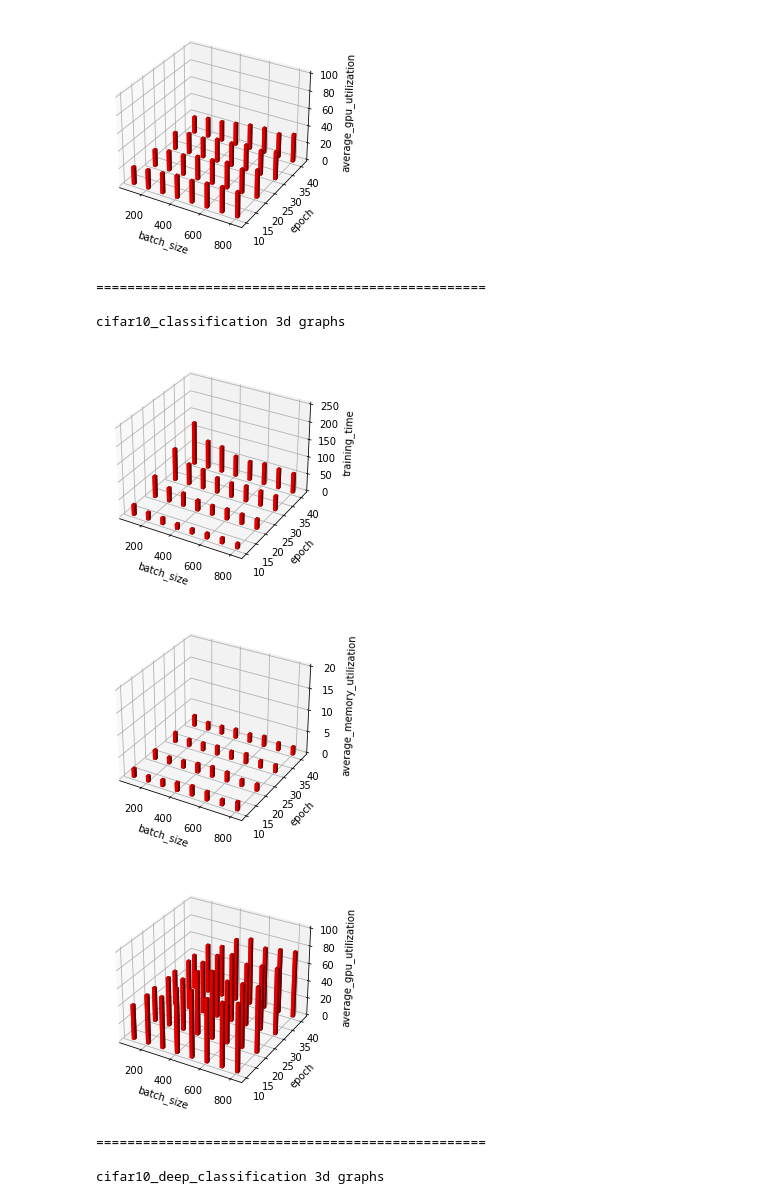
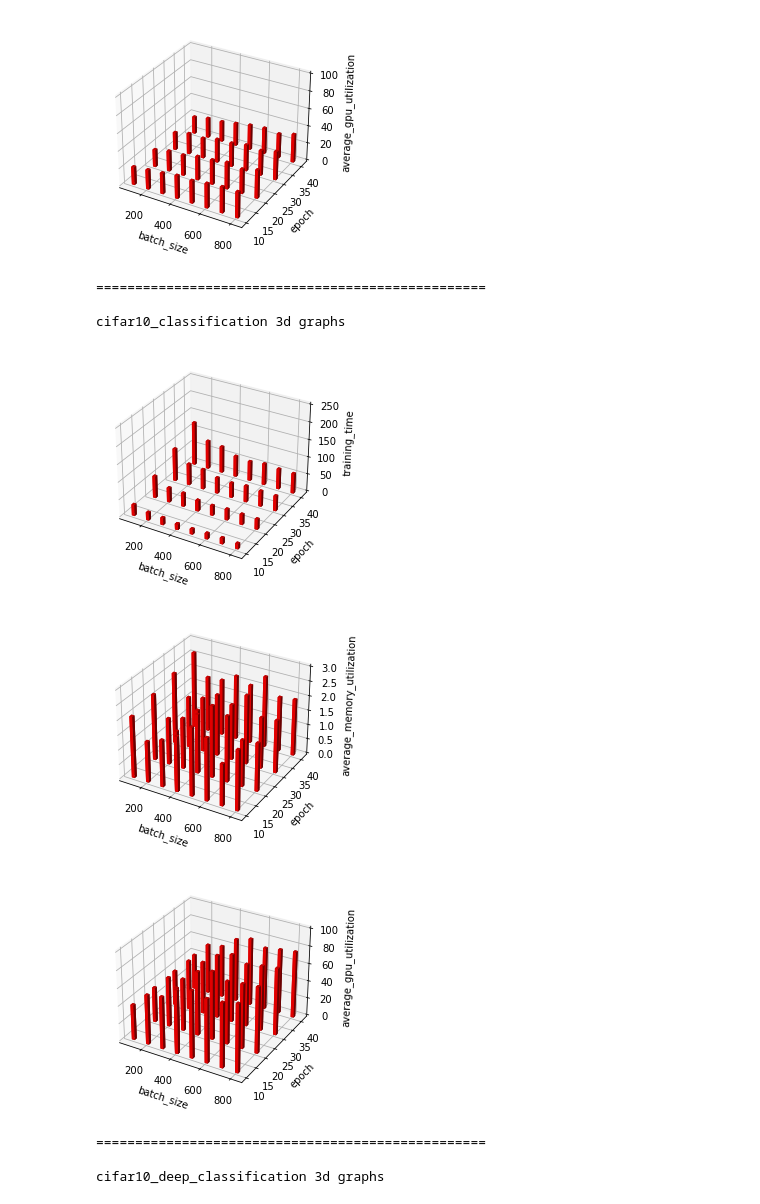
Before and after one commit to oshanQQ/graduation-thesis, a Jupyter notebook: experiments/training_data/data_to_graph.ipynb, the cells around one changed output. Cells and saved outputs as stored; diff of their text form; code cells hidden in the pictures.

```diff
--- a/experiments/training_data/data_to_graph.ipynb
+++ b/experiments/training_data/data_to_graph.ipynb
@@ -39,7 +39,7 @@ def plot_as_3d(filename, z_label):
     elif z_label == "average_gpu_utilization":
         ax.set_zlim(0, 100)
     elif z_label == "average_memory_utilization":
-        ax.set_zlim(0, 20)
+        ax.set_zlim(0, 3)
     ax.set_zlabel(z_label)
 
     plt.show()
@@ -73,9 +73,9 @@ mnist_classification 3d graphs
 [figure]
 ==================================================
 
 cifar10_classification 3d graphs
 [figure]
-[figure, old version]
+[figure, new version]
 [figure]
 ==================================================
 
```
Also changed, not shown: parts of 1 cell of this notebook.
